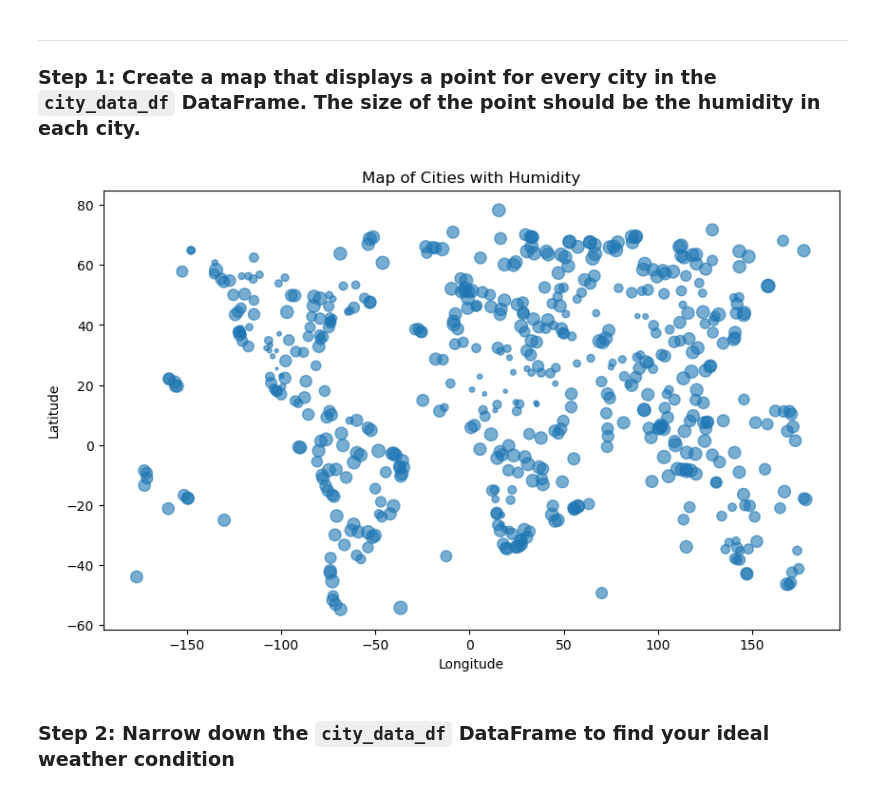
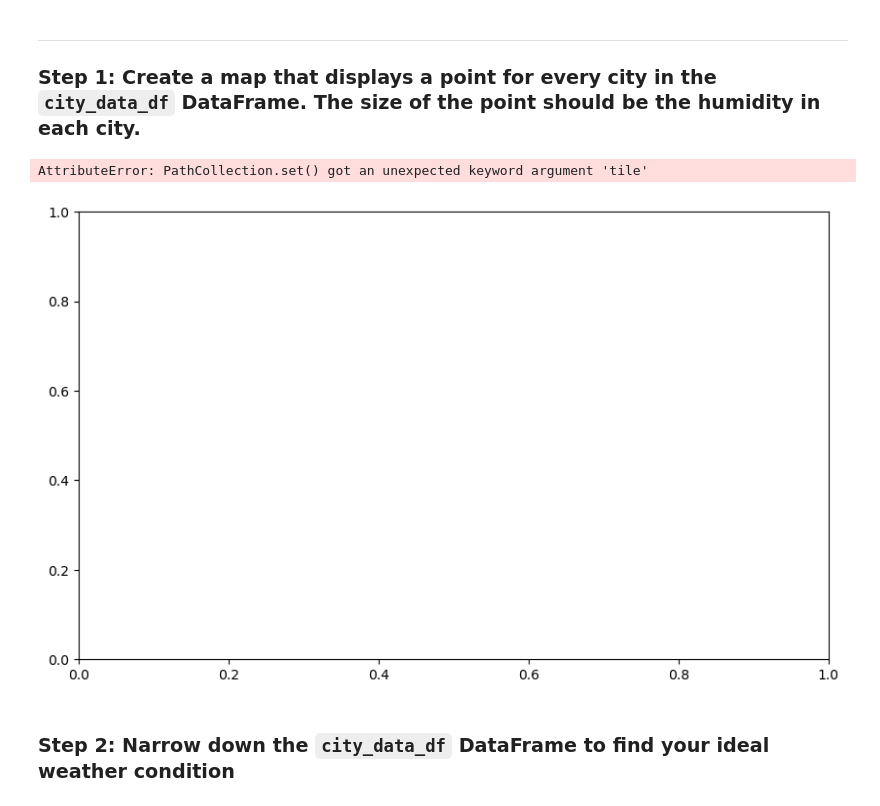
Before and after one commit to alipscomb11/Challenge-6-API, a Jupyter notebook: VacationPy/starter_code/VacationPy-Final Version.ipynb, the cells around one changed output. Drawn from its saved outputs; the diff is of its cells as text; code cells hidden in the pictures.

```diff
--- a/VacationPy/starter_code/VacationPy-Final Version.ipynb
+++ b/VacationPy/starter_code/VacationPy-Final Version.ipynb
@@ -41,26 +37,27 @@ city_data_df.head()
 # %%
 %%capture --no-display
 
 # Configure the map plot
 # YOUR CODE HERE
 
 
 # Scatter plot of cities with humidity as the size of the points
 plt.figure(figsize=(10, 6))
-plt.scatter(city_data_df['Lng'], city_data_df['Lat'], s=city_data_df['Humidity'], alpha=0.6)
+plt.scatter(city_data_df['Lng'], city_data_df['Lat'], s=city_data_df['Humidity'], alpha=0.6, tile="OSM")
 
 # Add labels and title
 plt.xlabel('Longitude')
 plt.ylabel('Latitude')
 plt.title('Map of Cities with Humidity')
 
 # Show the plot
 plt.show()
 
 # Display the map
 # YOUR CODE HERE
 # %% [output]
+AttributeError: PathCollection.set() got an unexpected keyword argument 'tile'
-[figure, old version]
+[figure, new version]
 # %% [markdown]
 ### Step 2: Narrow down the `city_data_df` DataFrame to find your ideal weather condition
 # %%
```
Also changed, not shown: parts of 8 cells of this notebook, 8 other files.
